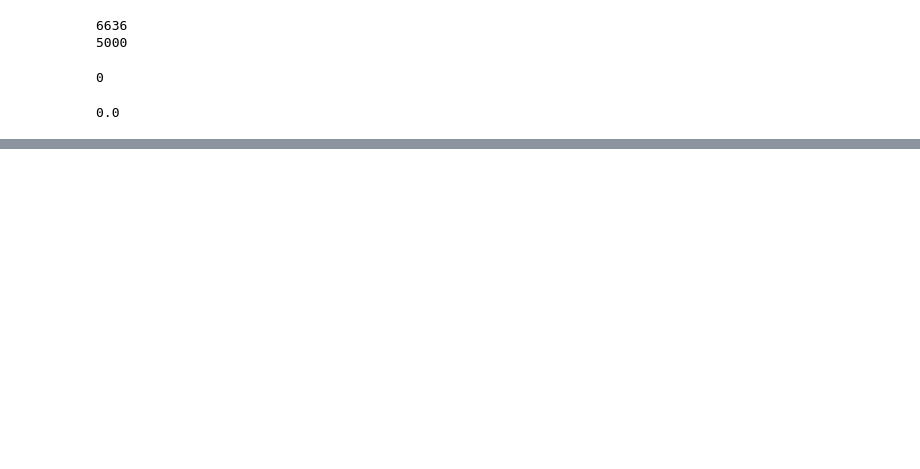
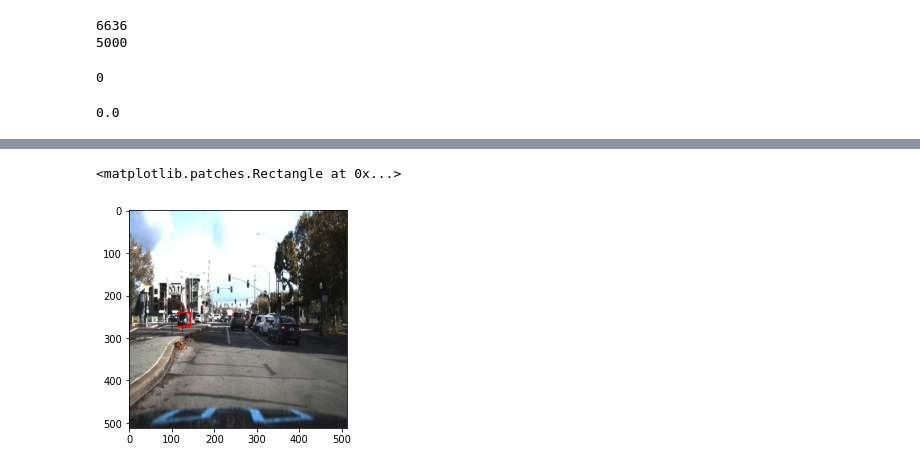
Before and after one commit to Andres8bit/Machine-Learning, a Jupyter notebook: Object_dection.ipynb, the cells around one changed output, grey strips where cells are left out. Drawn from its saved outputs; the diff is of its cells as text; code cells hidden in the pictures; blank space fills up the shorter version.

```diff
--- a/Object_dection.ipynb
+++ b/Object_dection.ipynb
@@ -88,3 +77,8 @@ print(intersection(box1,box2))
 print(iou(box1,box2))
 # %% [output]
 0.0
+# %%
+import numpy as np
+import pandas as pd
+boxes=pd.read_csv('/content/export/_annotations.csv', sep=',')
+boxes.head()
@@ -90,0 +120,19 @@ print(iou(box1,box2))
+# %%
+import matplotlib.pyplot as plt
+from matplotlib.patches import Rectangle
+from PIL import Image
+
+bounds = boxes.loc[boxes['filename'] == '1478020419204218613_jpg.rf.57f5ed4c26679575f4684500b69f4223.jpg']
+box0 = bounds.iloc[0]
+box1 = bounds.iloc[1]
+box2 = bounds.iloc[2]
+box3 = bounds.iloc[3]
+
+# Display the image
+plt.imshow(Image.open('/content/export/1478020419204218613_jpg.rf.57f5ed4c26679575f4684500b69f4223.jpg'))
+
+# Add the patch to the Axes
+plt.gca().add_patch(Rectangle((box0['xmin'],box0['ymin']),box0['xmax'] - box0['xmin'],box0['ymax'] - box0['ymin'],linewidth=1,edgecolor='r',facecolor='none'))
+# %% [output]
+<matplotlib.patches.Rectangle at 0x...>
+[figure, added]
```
Also changed, not shown: parts of 10 cells of this notebook.
